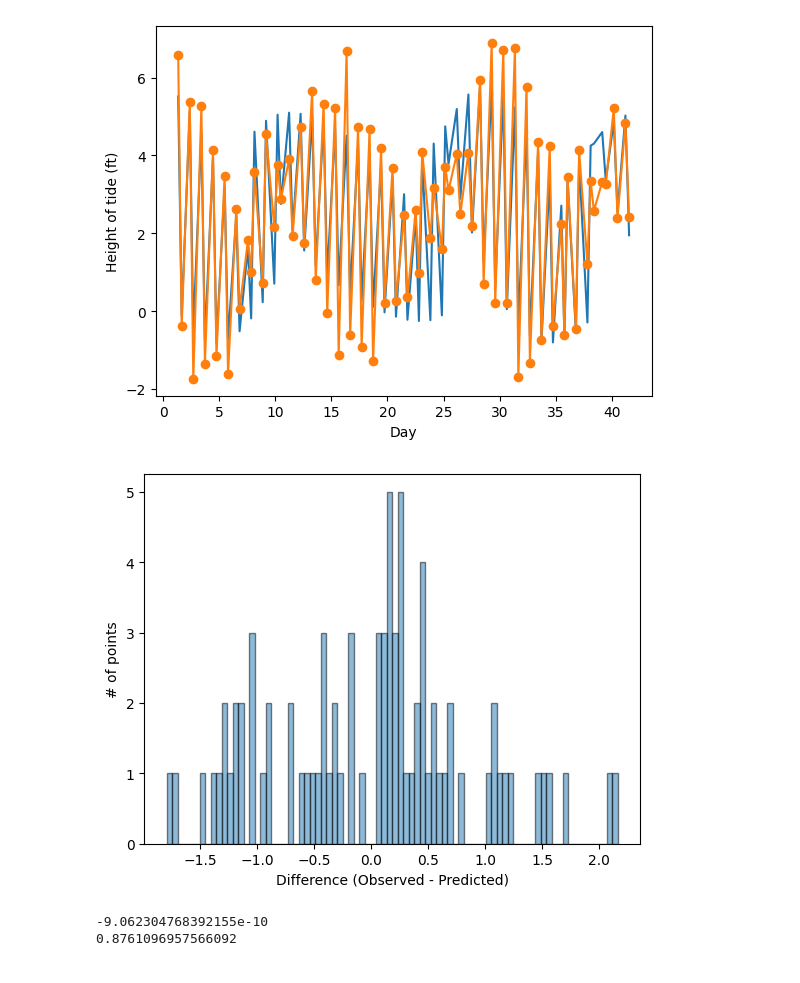
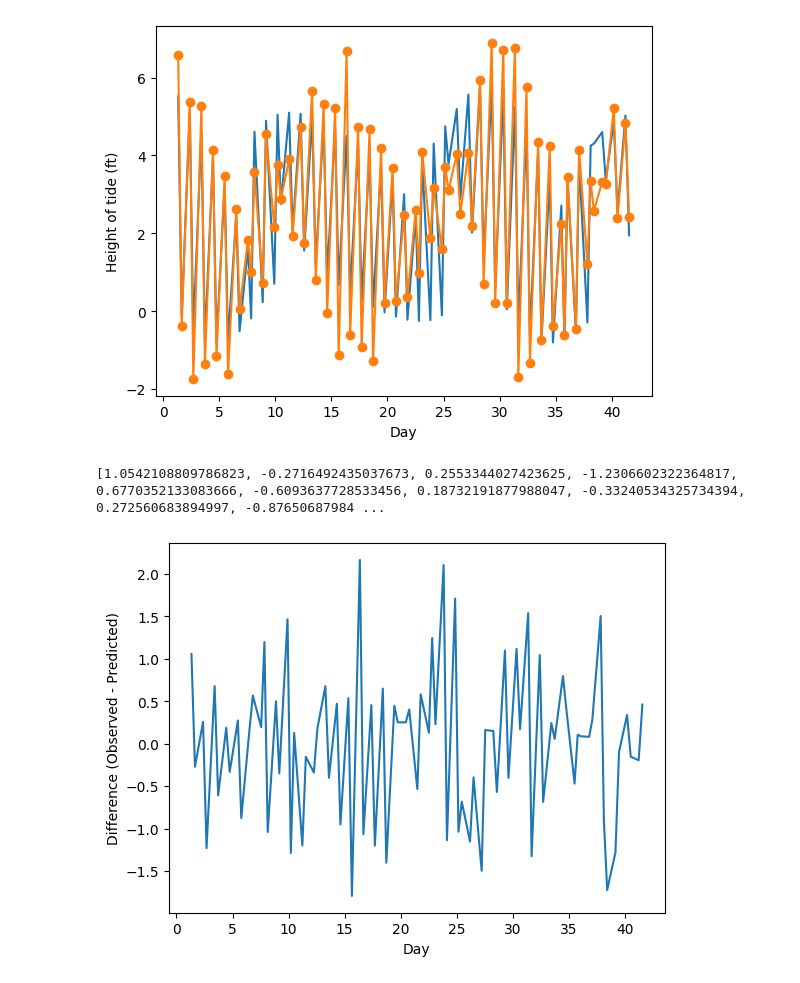
Before and after one commit to tchengsd/astr-group-project, a Jupyter notebook: group_project.ipynb, the cells around one changed output. Cells and saved outputs as stored; diff of their text form; code cells hidden in the pictures.

```diff
--- a/group_project.ipynb
+++ b/group_project.ipynb
@@ -2,7 +3,7 @@
 import numpy as np
 # %%
 #change the file name to correspond to your text file location
-data = np.genfromtxt('./ASTR19_F24_group_project_data.txt', dtype=[('day', 'i8'), ('time', 'U6'), ('height', 'f8')])
+data = np.genfromtxt('./Group Project/ASTR19_F24_group_project_data.txt', dtype=[('day', 'i8'), ('time', 'U6'), ('height', 'f8')])
 
 #empty lists to be filled with column data
 day = []
@@ -91,25 +90,20 @@ plt.ylabel('Height of tide (ft)')
 plt.show()
 # %% [output]
 [figure]
-# %%
-residuals = []
-i = 0
-while i < len(height):
-    #subtracted the best fit from the data to get the residuals
-    residuals.append(height[i] - height_fit[i])
-    i += 1
-plt.hist(residuals, bins = len(residuals), alpha=0.5, edgecolor='black')
-plt.xlabel('Difference (Observed - Predicted)')
-plt.ylabel('# of points')
-plt.show()
-#plt.savefig("residuals.pdf", bbox_inches="tight", facecolor="white")
-# %% [output]
-[figure, removed]
-# %%
-mean_error = np.mean(residuals)
-standard_error = np.std(residuals)
-print(mean_error)
-print(standard_error)
-# %% [output]
--9.062304768392155e-10
-0.8761096957566092
+# %%
+residuals = []
+i = 0
+while i < len(height):
+    #subtracted the best fit from the data to get the residuals
+    residuals.append(height[i] - height_fit[i])
+    i += 1
+
+# Plot of residuals
+plt.plot(daytime, residuals)
+plt.xlabel("Day")
+plt.ylabel("Difference (Observed - Predicted)")
+
+print(residuals)
+# %% [output]
+[1.0542108809786823, -0.2716492435037673, 0.2553344027423625, -1.2306602322364817, 0.6770352133083666, -0.6093637728533456, 0.18732191877988047, -0.33240534325734394, 0.272560683894997, -0.87650687984 ...
+[figure, added]
```
Also changed, not shown: parts of 7 cells of this notebook.
